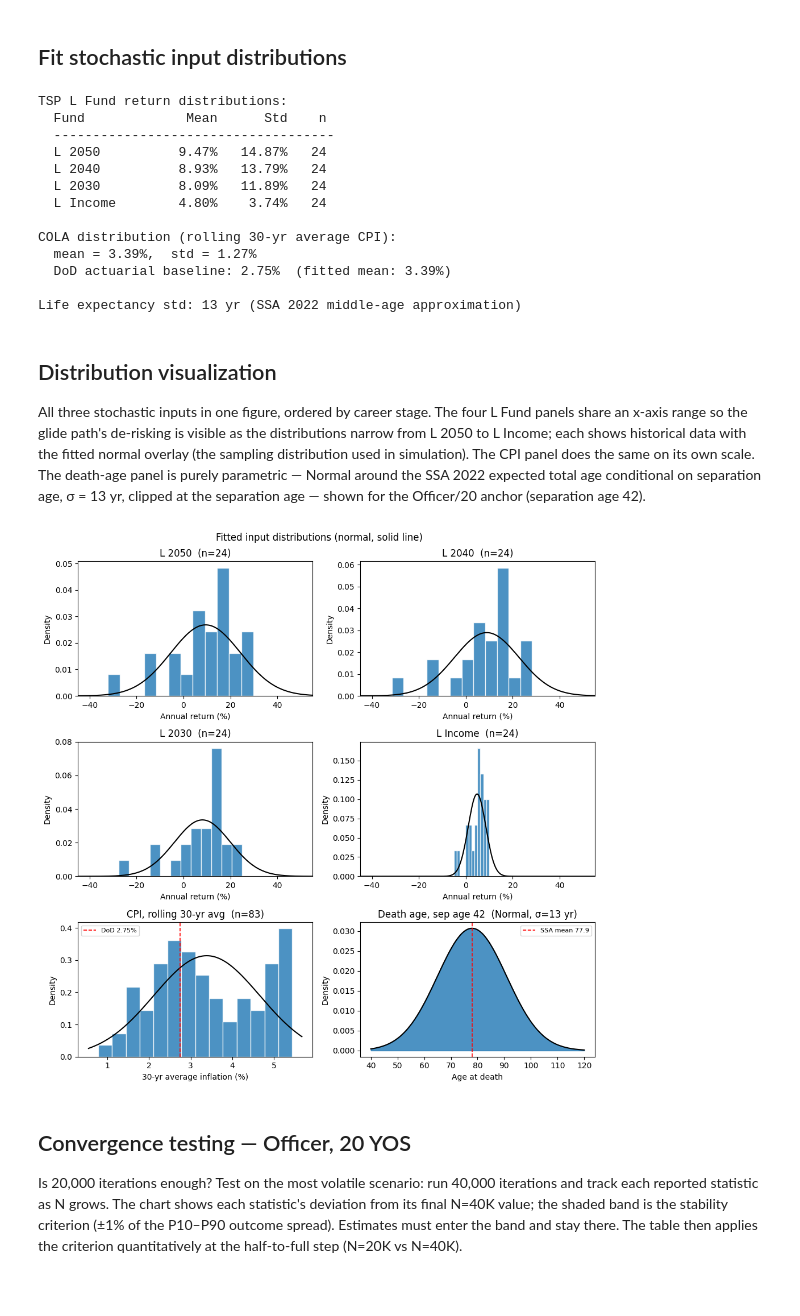
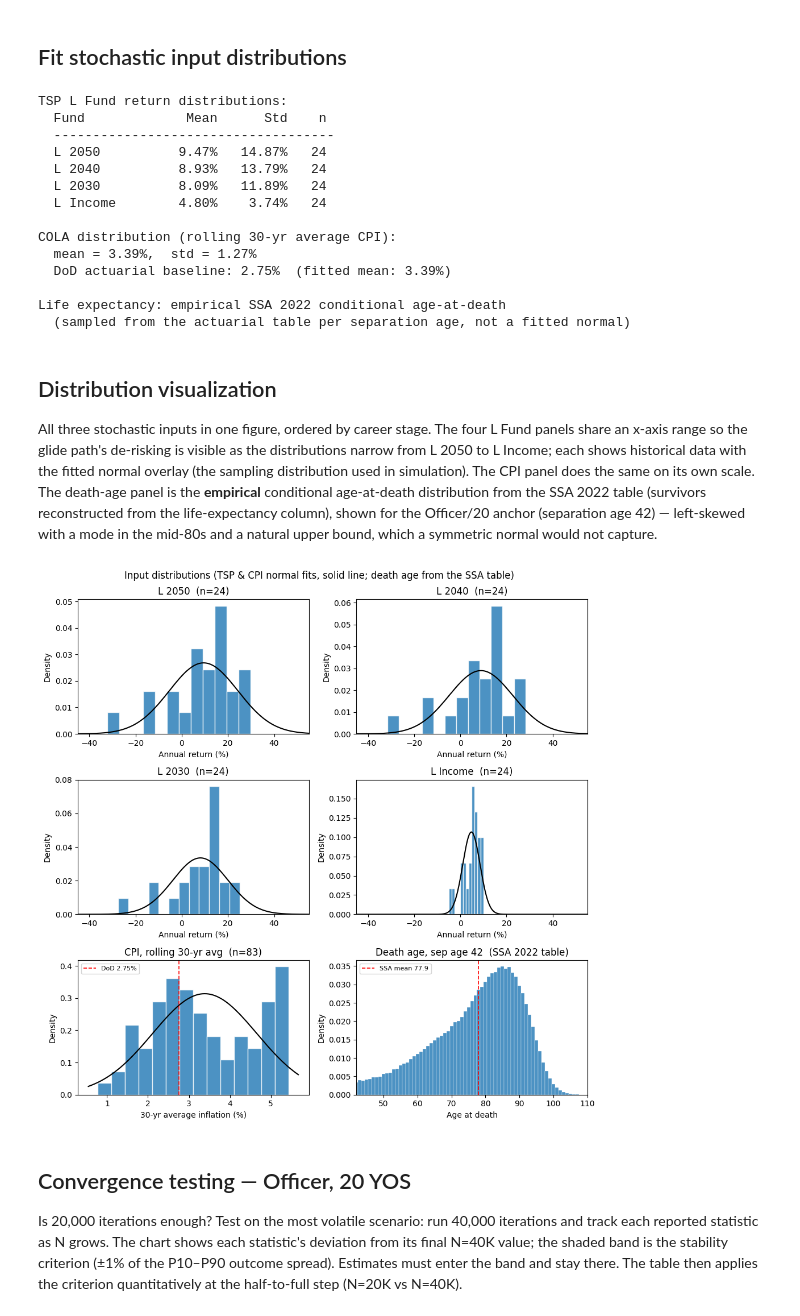
Before and after one commit to sgelety/military-retirement-monte-carlo, a Jupyter notebook: notebooks/03b_monte_carlo.ipynb, the cells around one changed output. Drawn from its saved outputs; the diff is of its cells as text; code cells hidden in the pictures; blank space fills up the shorter version.

```diff
--- a/notebooks/03b_monte_carlo.ipynb
+++ b/notebooks/03b_monte_carlo.ipynb
@@ -141,9 +143,13 @@ print(
 )
 print()
 print(
-    f'Life expectancy std: {DEATH_AGE_STD:.0f} yr'
-    ' (SSA 2022 middle-age approximation)'
+    'Life expectancy: empirical SSA 2022 conditional'
+    ' age-at-death'
 )
+print(
+    '  (sampled from the actuarial table per separation'
+    ' age, not a fitted normal)'
+)
 # %% [output]
 TSP L Fund return distributions:
   Fund             Mean      Std    n
@@ -157,7 +163,8 @@ COLA distribution (rolling 30-yr average CPI):
   mean = 3.39%,  std = 1.27%
   DoD actuarial baseline: 2.75%  (fitted mean: 3.39%)
 
-Life expectancy std: 13 yr (SSA 2022 middle-age approximation)
+Life expectancy: empirical SSA 2022 conditional age-at-death
+  (sampled from the actuarial table per separation age, not a fitted normal)
 # %% [markdown]
 ## Distribution visualization
 
@@ -167,10 +174,12 @@ glide path's de-risking is visible as the distributions
 narrow from L 2050 to L Income; each shows historical data
 with the fitted normal overlay (the sampling distribution
 used in simulation). The CPI panel does the same on its own
-scale. The death-age panel is purely parametric — Normal
-around the SSA 2022 expected total age conditional on
-separation age, σ = 13 yr, clipped at the separation age —
-shown for the Officer/20 anchor (separation age 42).
+scale. The death-age panel is the **empirical** conditional
+age-at-death distribution from the SSA 2022 table (survivors
+reconstructed from the life-expectancy column), shown for the
+Officer/20 anchor (separation age 42) — left-skewed with a
+mode in the mid-80s and a natural upper bound, which a
+symmetric normal would not capture.
 # %%
 fig, axes = plt.subplots(3, 2, figsize=(10, 10))
 
@@ -230,41 +239,47 @@ ax.set_xlabel(
 )
 ax.legend(fontsize=8)
 
-# Death age: parametric input (no empirical histogram)
+# Death age: empirical conditional age-at-death from the SSA
+# 2022 table (left-skewed, table-bounded), not a fitted normal.
+# Shown for the Officer/20 anchor (separation age 42).
 ax = axes.flat[5]
 SEP_AGE_DEMO = 42  # Officer/20 anchor
+d_ages, d_pmf = conditional_death_pmf(life_exp, SEP_AGE_DEMO)
 mean_death = float(
     life_exp.loc[
         life_exp['Age'] == SEP_AGE_DEMO,
         'MaleTotalAge',
     ].squeeze()
 )
-xs = np.linspace(40, 120, 300)
-pdf = stats.norm.pdf(xs, mean_death, DEATH_AGE_STD)
-ax.fill_between(xs, pdf, color=DIST_COLOR, alpha=DIST_ALPHA)
-ax.plot(xs, pdf, 'k-', lw=1.5)
+ax.bar(
+    d_ages, d_pmf, width=1.0,
+    color=DIST_COLOR, alpha=DIST_ALPHA,
+    edgecolor='white', linewidth=0.3,
+)
 ax.axvline(
     mean_death, color='red', lw=1.2, ls='--',
     label=f'SSA mean {mean_death:.1f}',
 )
+ax.set_xlim(SEP_AGE_DEMO, 110)
 ax.set_title(
     f'Death age, sep age {SEP_AGE_DEMO}'
-    f'  (Normal, σ={DEATH_AGE_STD:.0f} yr)'
+    '  (SSA 2022 table)'
 )
 ax.set_xlabel('Age at death')
 ax.legend(fontsize=8)
 
 for ax in axes.flat:
     ax.set_ylabel('Density')
 
 fig.suptitle(
-    'Fitted input distributions (normal, solid line)',
+    'Input distributions (TSP & CPI normal fits, solid line;'
+    ' death age from the SSA table)',
     fontsize=12,
 )
 plt.tight_layout()
 plt.show()
 # %% [output]
-[figure, old version]
+[figure, new version]
 # %% [markdown]
 ## Convergence testing — Officer, 20 YOS
 
```
Also changed, not shown: parts of 10 cells of this notebook, 7 other files.
